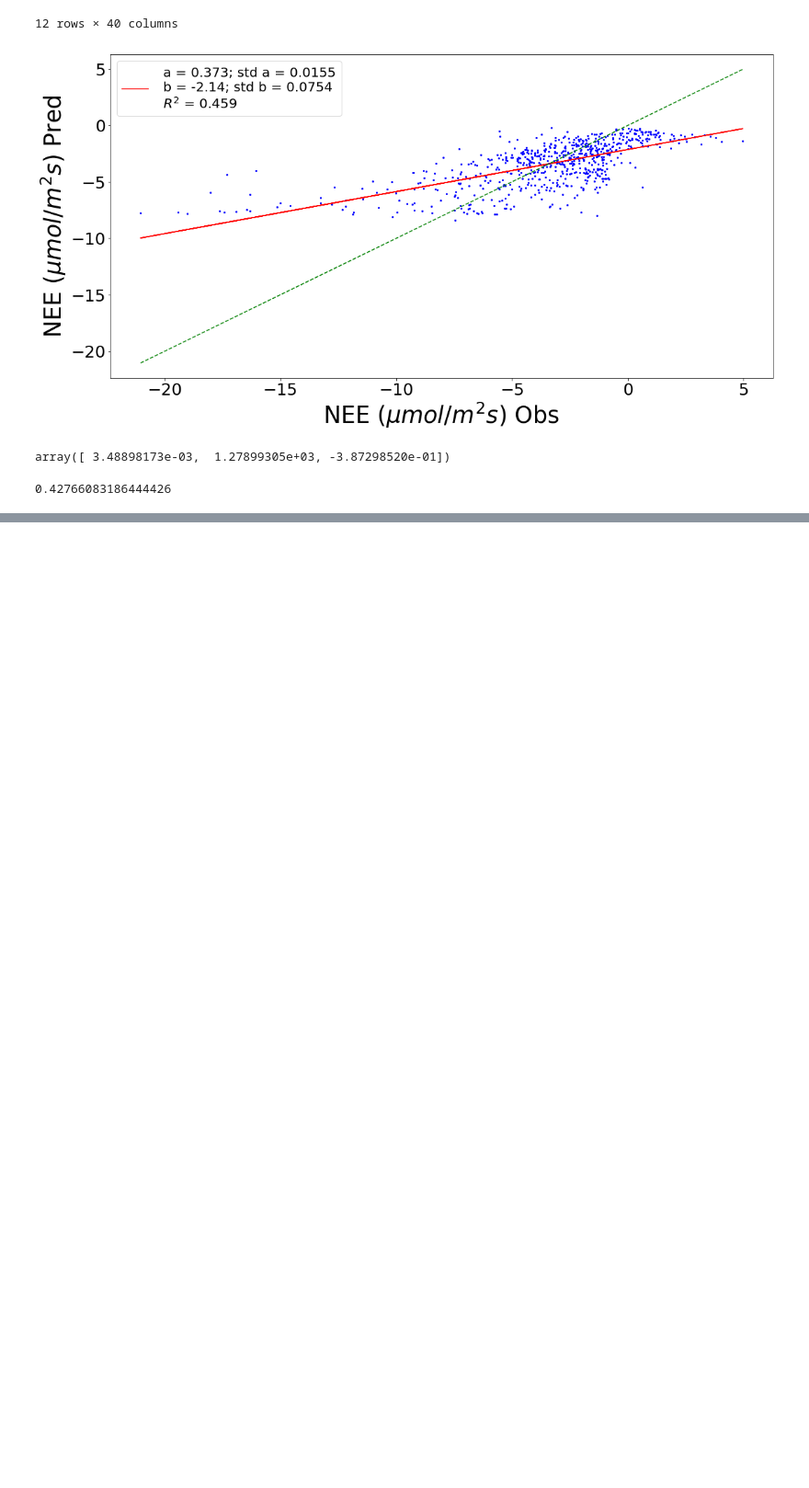
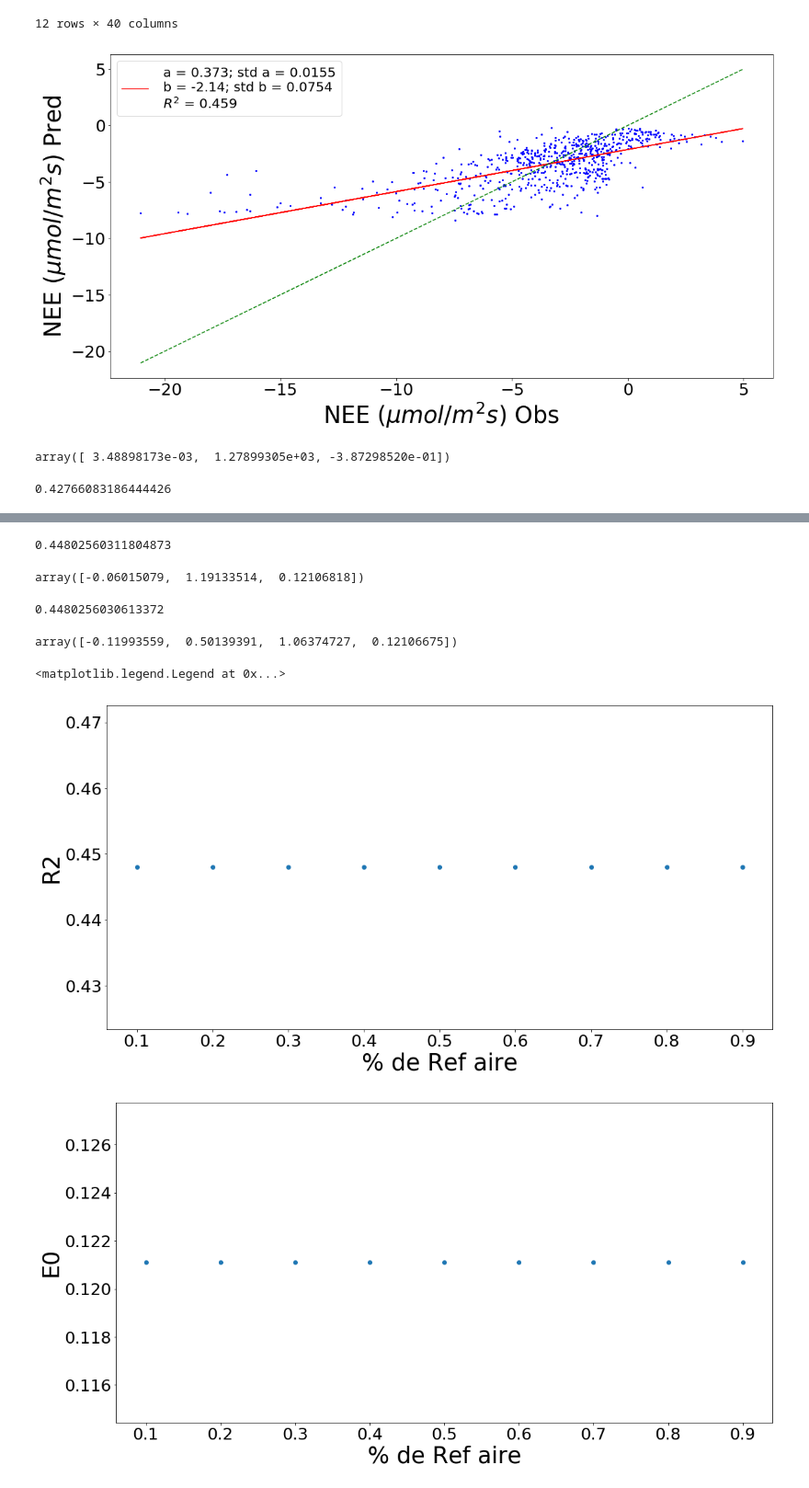
Before and after one commit to Nahu-11/Tesis, a Jupyter notebook: New scripts/Spielmann.ipynb, the cells around one changed output, grey strips where cells are left out. Shown at 92% size. Drawn from its saved outputs; the diff is of its cells as text; code cells hidden in the pictures; blank space fills up the shorter version.

```diff
--- a/New scripts/Spielmann.ipynb
+++ b/New scripts/Spielmann.ipynb
@@ -395,0 +307,9 @@ nocturna_bim
+# %%
+datos_nocturnos = datos[(datos['Rg'] < 5)
+                      & (datos['Ustar'] > 0.14167)
+                      & (datos['NEE'] >= 0)
+                      & pd.notna(datos['NEE'])
+                      & (datos['Error porcent'] < 40)
+                      & (datos['Error'] < 0.5)
+                     ]
+datos_nocturnos.describe([0.01, 0.1, 0.25, 0.5, 0.75, 0.9, 0.99])
@@ -395,0 +344,8 @@ nocturna_bim
+# %%
+r_cuadrado
+# %% [output]
+0.44802560311804873
+# %%
+ajuste # Suma de modelos con ta y ts
+# %% [output]
+array([-0.06015079,  1.19133514,  0.12106818])
@@ -395,0 +364,48 @@ nocturna_bim
+# %%
+r_cuadrado
+# %% [output]
+0.4480256030613372
+# %%
+ajuste # Suma de modelos con ta y ts pesada libre
+# %% [output]
+array([-0.11993559,  0.50139391,  1.06374727,  0.12106675])
+# %%
+porcent = np.arange(0.1, 1, 0.1)
+r2 = list(range(len(porcent)))
+ref_a = list(range(len(porcent)))
+ref_s = list(range(len(porcent)))
+e0 = list(range(len(porcent)))
+for i in range(len(porcent)):
+    ta_ts_p = [ta_ts , porcent[i]]
+    reg = regresion(wolfahrt_2,
+                    ta_ts_p,
+                    nee_n,
+                    inicial = [1,
+                               1,
+                               0.01
+                              ],
+                    pesos = None
+                    )
+    predicciones, ajuste, errores, r_cuadrado, residuo = reg
+    r2[i] = round(r_cuadrado, 4)
+    ref_a[i] = round(ajuste[0], 4)
+    ref_s[i] = round(ajuste[1], 4)
+    e0[i] = round(ajuste[2], 4)
+# %%
+plt.figure(figsize = (18, 9))
+plt.plot(porcent, r2, 'o')
+metadata('% de Ref aire', 'R2')
+
+plt.figure(figsize = (18, 9))
+plt.plot(porcent, e0, 'o')
+metadata('% de Ref aire', 'E0')
+
+plt.figure(figsize = (18, 9))
+plt.plot(porcent, ref_a, 'o')
+plt.plot(porcent, ref_s, 'o')
+metadata('% de Ref aire', 'Ref')
+plt.legend(['Aire', 'Suelo'], fontsize = 20)
+# %% [output]
+<matplotlib.legend.Legend at 0x...>
+[figure, added]
+[figure, added]
```
Also changed, not shown: parts of 25 cells of this notebook.
